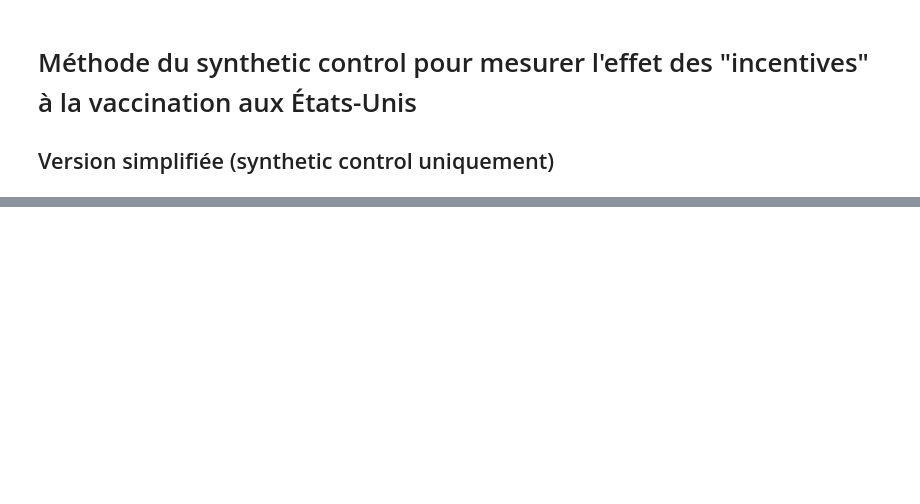
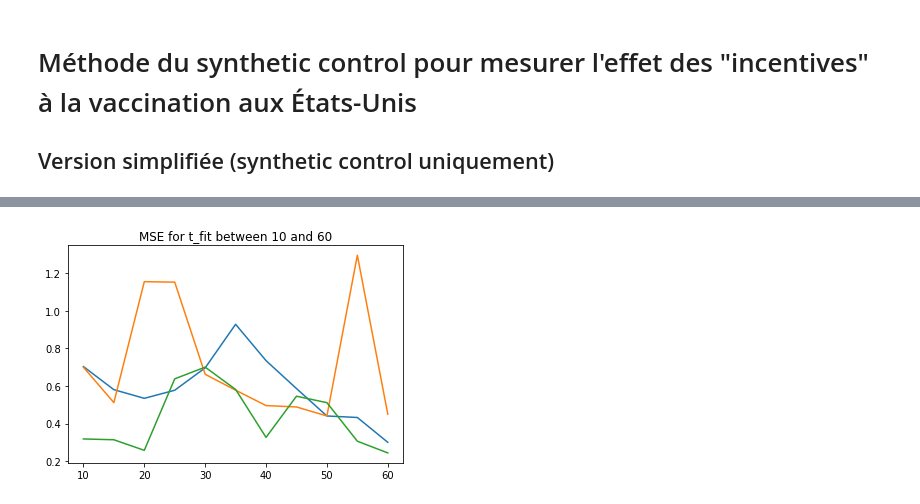
Before and after one commit to LucasLeforestier/IncentivesCovid, a Jupyter notebook: inc_syn_states_simplified.ipynb, the cells around one changed output, grey strips where cells are left out. Drawn from its saved outputs; the diff is of its cells as text; code cells hidden in the pictures; blank space fills up the shorter version.

```diff
--- a/inc_syn_states_simplified.ipynb
+++ b/inc_syn_states_simplified.ipynb
@@ -447,0 +375,16 @@ The state of Connecticut is simulated with:
+# %%
+from sklearn.metrics import mean_squared_error
+
+fit_lengths = range(10,65,5)
+states_choice = ["CO", "KY", "OH"]
+fit_results = {X:[] for X in states_choice}
+
+for t_fit in fit_lengths:
+    print("t_fit = ",t_fit,end="\r")
+    V = synthetic(ls_dose1, state_vector_scaled, states_choice=states_choice, t_fit=t_fit, t_test=0, classe="Pop", plot=False)
+    for X in states_choice:
+        t0 = inc_t0["Pop"][X]
+        err = mean_squared_error(ls_dose1["Pop"][X][:t0],y1_prediction[X][:t0])
+        fit_results[X].append(err)
+
+fit_results
@@ -447,0 +410,6 @@ The state of Connecticut is simulated with:
+# %%
+plt.plot(fit_lengths, pd.DataFrame(fit_results))
+plt.title("MSE for t_fit between 10 and 60")
+plt.show()
+# %% [output]
+[figure, added]
```
Also changed, not shown: parts of 4 cells of this notebook.
